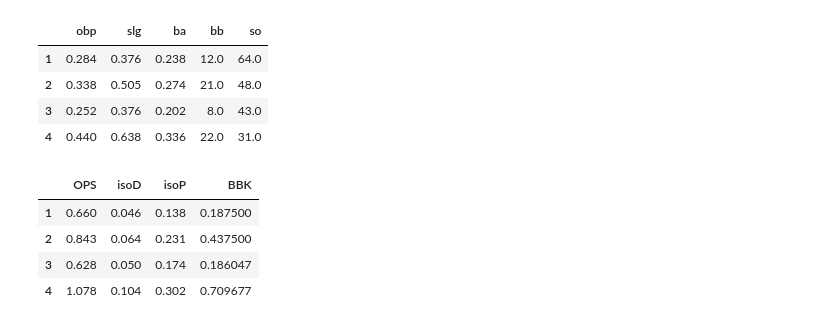
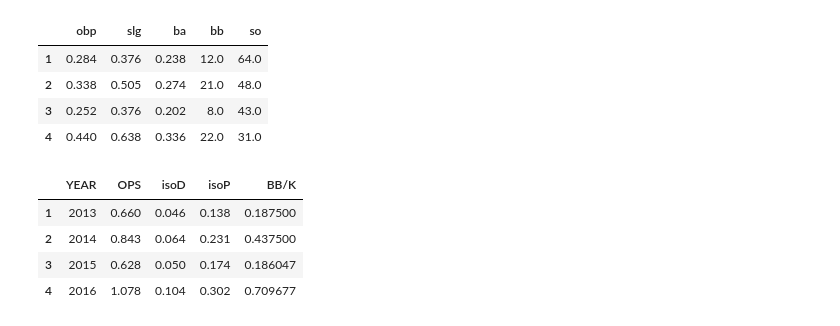
Before and after one commit to Shinichi-Nakagawa/shohei_otani_py, a Jupyter notebook: shohei_otani_stats.ipynb, the cells around one changed output. Drawn from its saved outputs; the diff is of its cells as text; code cells hidden in the pictures.

```diff
--- a/shohei_otani_stats.ipynb
+++ b/shohei_otani_stats.ipynb
@@ -107,14 +108,15 @@ atbats[['obp', 'slg', 'ba', 'bb', 'so']]
 | 4 | 0.440 | 0.638 | 0.336 | 22.0 | 31.0 |
 # %%
 # 一気に計算して出してみるよ!
+atbats['YEAR'] = atbats[0]
 atbats['OPS'] = atbats['obp'] + atbats['slg']
 atbats['isoD'] = atbats['obp'] - atbats['ba']
 atbats['isoP'] = atbats['slg'] - atbats['ba']
-atbats['BBK'] = atbats['bb'] / atbats['so']
-atbats[['OPS', 'isoD', 'isoP', 'BBK']]
+atbats['BB/K'] = atbats['bb'] / atbats['so']
+atbats[['YEAR', 'OPS', 'isoD', 'isoP', 'BB/K']]
 # %% [output]
-|  | OPS | isoD | isoP | BBK |
-| 1 | 0.660 | 0.046 | 0.138 | 0.187500 |
-| 2 | 0.843 | 0.064 | 0.231 | 0.437500 |
-| 3 | 0.628 | 0.050 | 0.174 | 0.186047 |
-| 4 | 1.078 | 0.104 | 0.302 | 0.709677 |
+|  | YEAR | OPS | isoD | isoP | BB/K |
+| 1 | 2013 | 0.660 | 0.046 | 0.138 | 0.187500 |
+| 2 | 2014 | 0.843 | 0.064 | 0.231 | 0.437500 |
+| 3 | 2015 | 0.628 | 0.050 | 0.174 | 0.186047 |
+| 4 | 2016 | 1.078 | 0.104 | 0.302 | 0.709677 |
```
Also changed, not shown: parts of 6 cells of this notebook, 2 other files.
